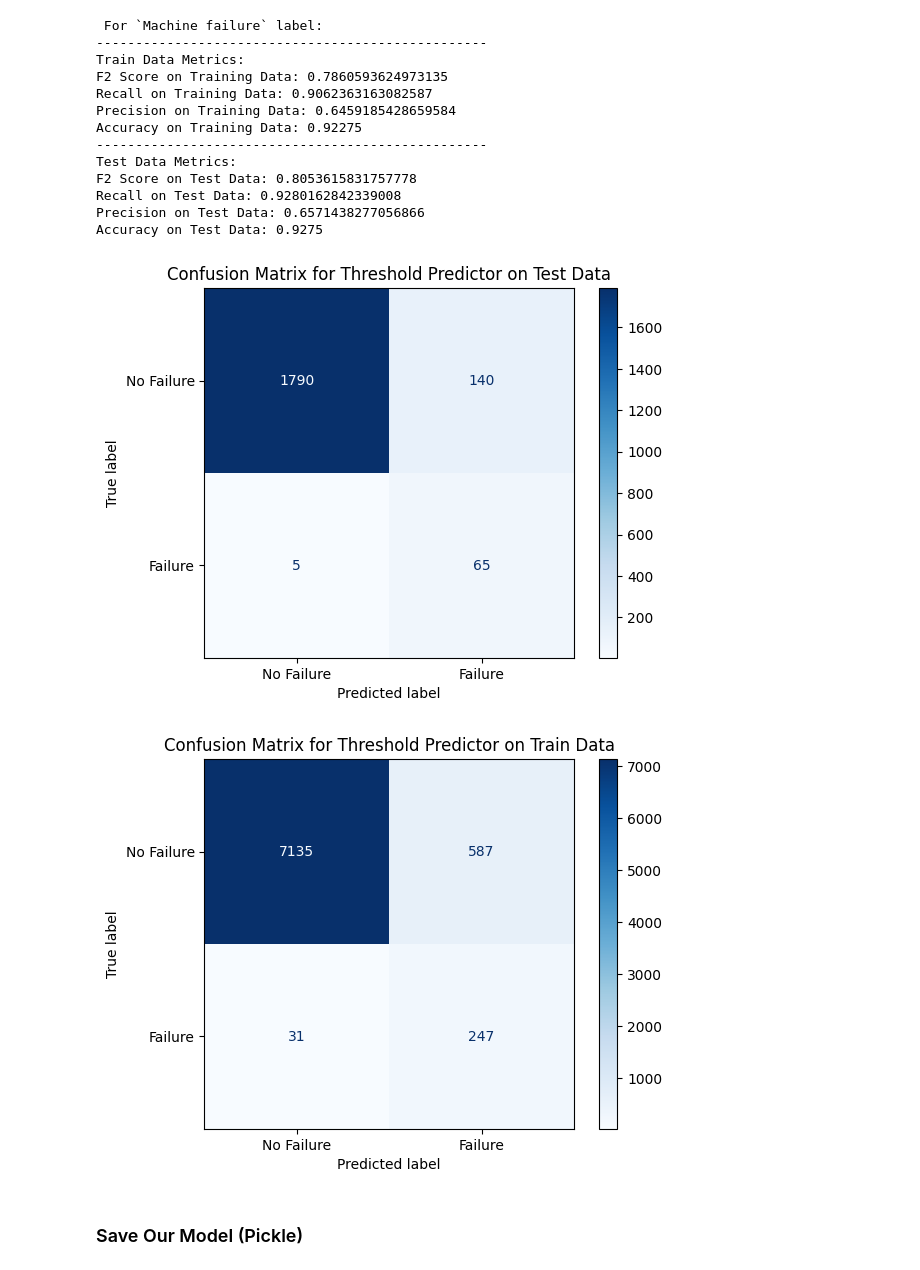
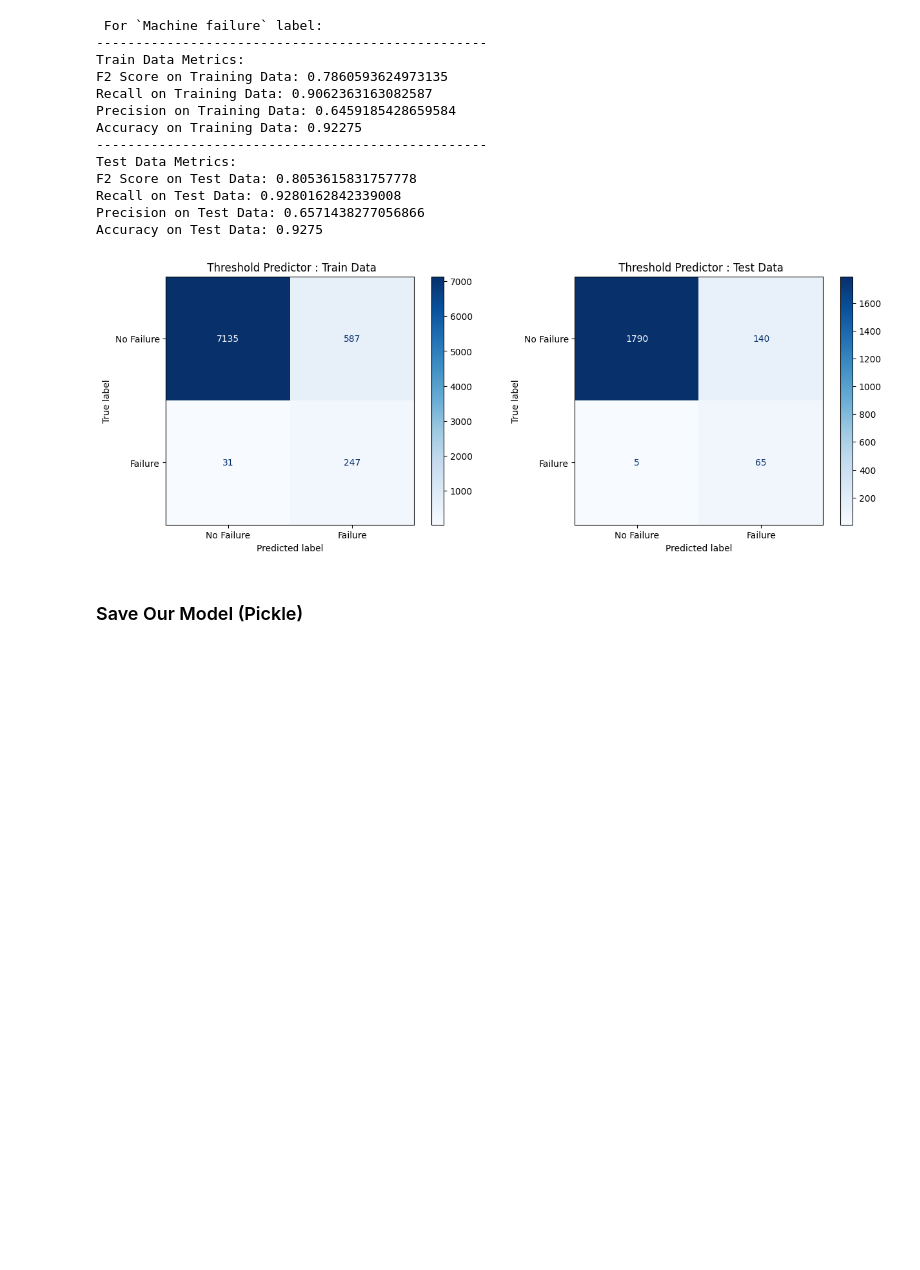
Before and after one commit to raymondsamalo/ITI113-Machine-Learning-Operations-Project, a Jupyter notebook: AI4I-2020/1.2_Threshold_Predictor.ipynb, the cells around one changed output. Saved outputs shown, nothing was run; the diff lists cells and outputs as text; code cells hidden in the pictures; blank space fills up the shorter version.

```diff
--- a/AI4I-2020/1.2_Threshold_Predictor.ipynb
+++ b/AI4I-2020/1.2_Threshold_Predictor.ipynb
@@ -339,20 +339,19 @@ Accuracy on Test Data: 0.9275
 # %%
 from sklearn.metrics import ConfusionMatrixDisplay, confusion_matrix
 import matplotlib.pyplot as plt
+predictor_name = 'Threshold Predictor'
+plt.figure(figsize=(15, 5))
+cm = confusion_matrix(y_train_omf, y_train_pred_omf)
+disp = ConfusionMatrixDisplay(confusion_matrix=cm, display_labels=['No Failure', 'Failure'])
+disp.plot(cmap=plt.cm.Blues, ax=plt.subplot(1, 2, 1))
+plt.title(f' {predictor_name} : Train Data')
 cm = confusion_matrix(y_test_omf, y_test_pred_omf)
 disp = ConfusionMatrixDisplay(confusion_matrix=cm, display_labels=['No Failure', 'Failure'])
-disp.plot(cmap=plt.cm.Blues)
-plt.title('Confusion Matrix for Threshold Predictor on Test Data')
+disp.plot(cmap=plt.cm.Blues, ax=plt.subplot(1, 2, 2))
+plt.title(f' {predictor_name} : Test Data')
 plt.show()
-
-cm = confusion_matrix(y_train_omf, y_train_pred_omf)
-disp = ConfusionMatrixDisplay(confusion_matrix=cm, display_labels=['No Failure', 'Failure'])
-disp.plot(cmap=plt.cm.Blues)
-plt.title('Confusion Matrix for Threshold Predictor on Train Data')
-plt.show()
 # %% [output]
-[figure, old version]
+[figure, new version]
-[figure, removed]
 # %% [markdown]
 ### Save Our Model (Pickle)
 # %%
```
Also changed, not shown: 2 other files.
